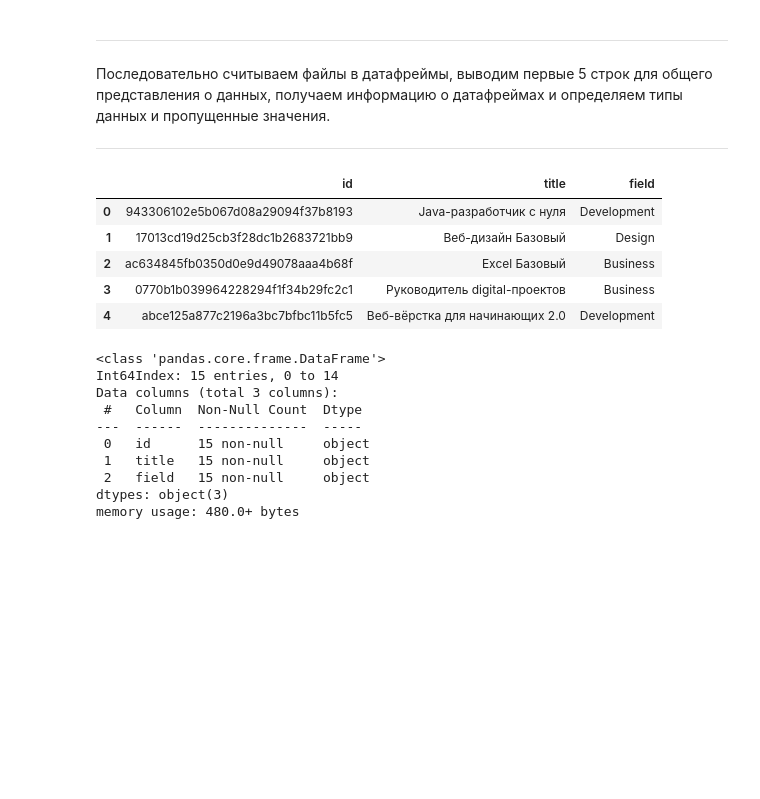
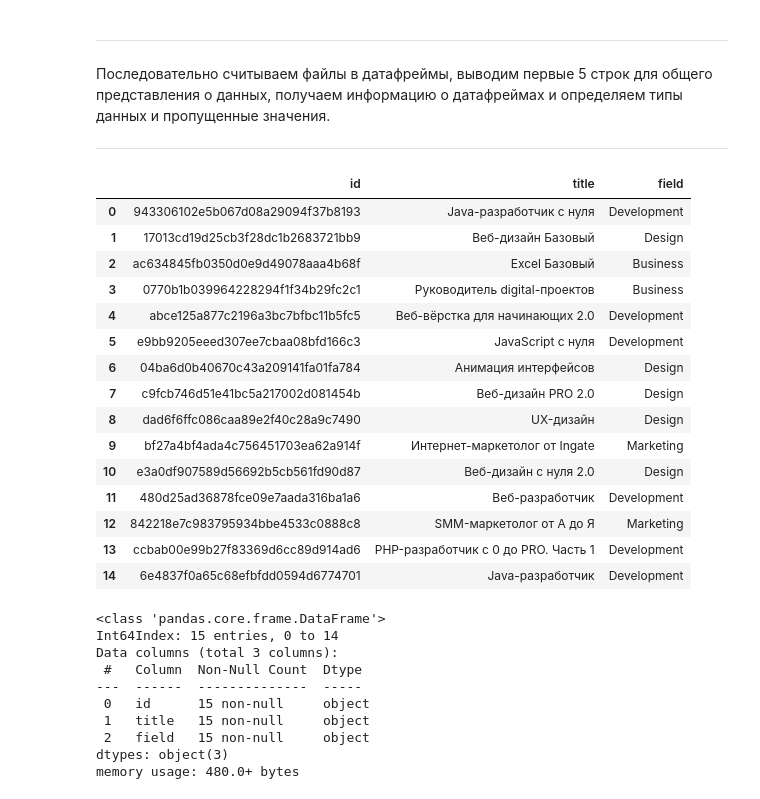
Before and after one commit to vegorovmsk/skillbox_ds_analytics_project_1, a Jupyter notebook: Coursework_analytics_1.ipynb, the cells around one changed output. Drawn from its saved outputs; the diff is of its cells as text; code cells hidden in the pictures; blank space fills up the shorter version.

```diff
--- a/Coursework_analytics_1.ipynb
+++ b/Coursework_analytics_1.ipynb
@@ -97,14 +98,24 @@ import seaborn as sns
 ---
 # %%
 courses_df = pd.read_csv('Data/courses.csv', index_col=0)
-courses_df.head()
+courses_df
 # %% [output]
 |  | id | title | field |
 | 0 | 943306102e5b067d08a29094f37b8193 | Java-разработчик c нуля | Development |
 | 1 | 17013cd19d25cb3f28dc1b2683721bb9 | Веб-дизайн Базовый | Design |
 | 2 | ac634845fb0350d0e9d49078aaa4b68f | Excel Базовый | Business |
 | 3 | 0770b1b039964228294f1f34b29fc2c1 | Руководитель digital-проектов | Business |
 | 4 | abce125a877c2196a3bc7bfbc11b5fc5 | Веб-вёрстка для начинающих 2.0 | Development |
+| 5 | e9bb9205eeed307ee7cbaa08bfd166c3 | JavaScript с нуля | Development |
+| 6 | 04ba6d0b40670c43a209141fa01fa784 | Анимация интерфейсов | Design |
+| 7 | c9fcb746d51e41bc5a217002d081454b | Веб-дизайн PRO 2.0 | Design |
+| 8 | dad6f6ffc086caa89e2f40c28a9c7490 | UX-дизайн | Design |
+| 9 | bf27a4bf4ada4c756451703ea62a914f | Интернет-маркетолог от Ingate | Marketing |
+| 10 | e3a0df907589d56692b5cb561fd90d87 | Веб-дизайн с нуля 2.0 | Design |
+| 11 | 480d25ad36878fce09e7aada316ba1a6 | Веб-разработчик | Development |
+| 12 | 842218e7c983795934bbe4533c0888c8 | SMM-маркетолог от А до Я | Marketing |
+| 13 | ccbab00e99b27f83369d6cc89d914ad6 | PHP-разработчик с 0 до PRO. Часть 1 | Development |
+| 14 | 6e4837f0a65c68efbfdd0594d6774701 | Java-разработчик | Development |
 # %%
 courses_df.info()
 # %% [output]
```
Also changed, not shown: parts of 18 cells of this notebook.
